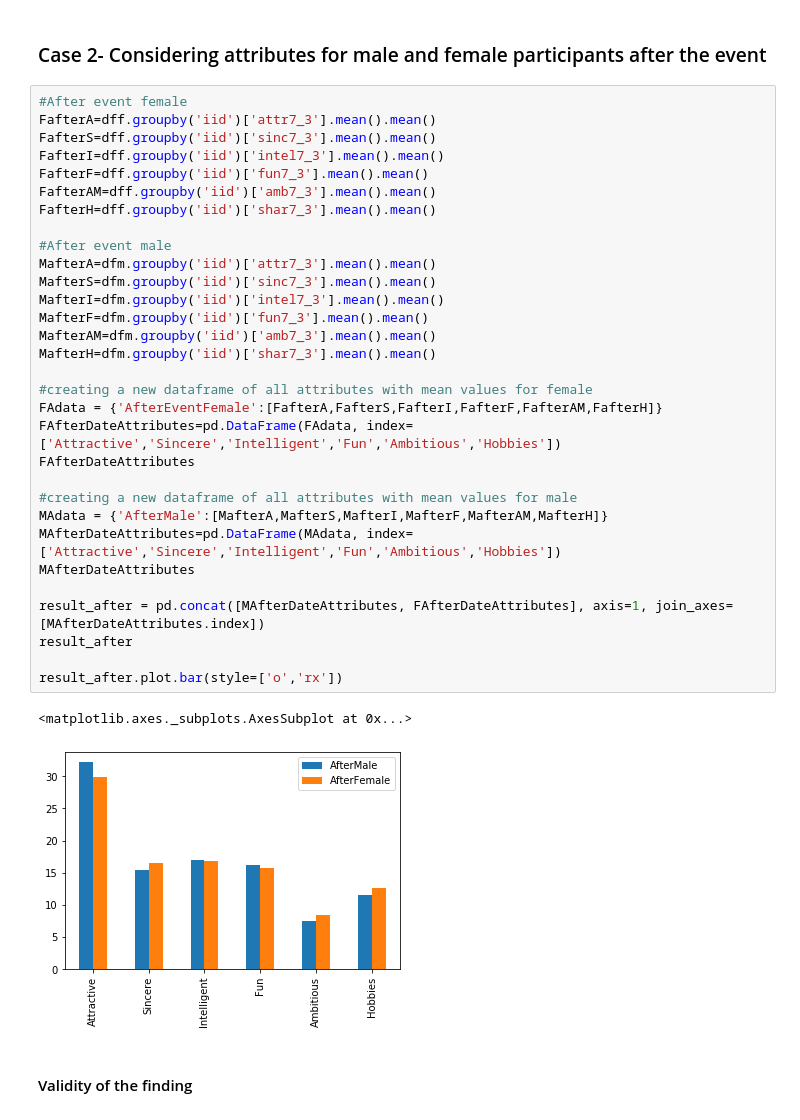
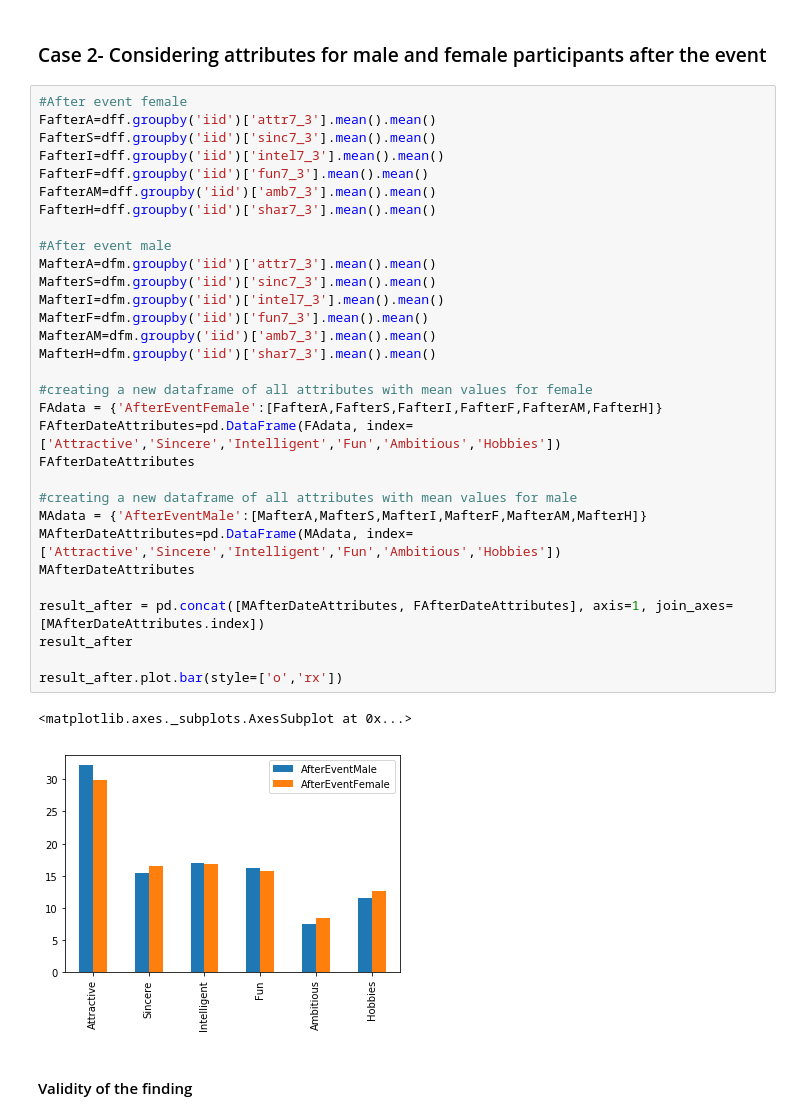
Before and after one commit to kshitijasankhe/SpeedDatingDataset, a Jupyter notebook: SpeedDating - FinalReport.ipynb, the cells around one changed output. Saved outputs shown, nothing was run; the diff lists cells and outputs as text.

```diff
--- a/SpeedDating - FinalReport.ipynb
+++ b/SpeedDating - FinalReport.ipynb
@@ -374,35 +374,35 @@ result_before.plot.bar(style=['o','rx'])
 FafterA=dff.groupby('iid')['attr7_3'].mean().mean()
 FafterS=dff.groupby('iid')['sinc7_3'].mean().mean()
 FafterI=dff.groupby('iid')['intel7_3'].mean().mean()
 FafterF=dff.groupby('iid')['fun7_3'].mean().mean()
 FafterAM=dff.groupby('iid')['amb7_3'].mean().mean()
 FafterH=dff.groupby('iid')['shar7_3'].mean().mean()
 
 #After event male
 MafterA=dfm.groupby('iid')['attr7_3'].mean().mean()
 MafterS=dfm.groupby('iid')['sinc7_3'].mean().mean()
 MafterI=dfm.groupby('iid')['intel7_3'].mean().mean()
 MafterF=dfm.groupby('iid')['fun7_3'].mean().mean()
 MafterAM=dfm.groupby('iid')['amb7_3'].mean().mean()
 MafterH=dfm.groupby('iid')['shar7_3'].mean().mean()
 
 #creating a new dataframe of all attributes with mean values for female
 FAdata = {'AfterEventFemale':[FafterA,FafterS,FafterI,FafterF,FafterAM,FafterH]}
 FAfterDateAttributes=pd.DataFrame(FAdata, index=['Attractive','Sincere','Intelligent','Fun','Ambitious','Hobbies'])
 FAfterDateAttributes
 
 #creating a new dataframe of all attributes with mean values for male
-MAdata = {'AfterMale':[MafterA,MafterS,MafterI,MafterF,MafterAM,MafterH]}
+MAdata = {'AfterEventMale':[MafterA,MafterS,MafterI,MafterF,MafterAM,MafterH]}
 MAfterDateAttributes=pd.DataFrame(MAdata, index=['Attractive','Sincere','Intelligent','Fun','Ambitious','Hobbies'])
 MAfterDateAttributes
 
 result_after = pd.concat([MAfterDateAttributes, FAfterDateAttributes], axis=1, join_axes=[MAfterDateAttributes.index])
 result_after
 
 result_after.plot.bar(style=['o','rx'])
 # %% [output]
 <matplotlib.axes._subplots.AxesSubplot at 0x...>
-[figure, old version]
+[figure, new version]
 # %% [markdown]
 #### Validity of the finding
 # %%
```
Also changed, not shown: parts of 1 cell of this notebook.
